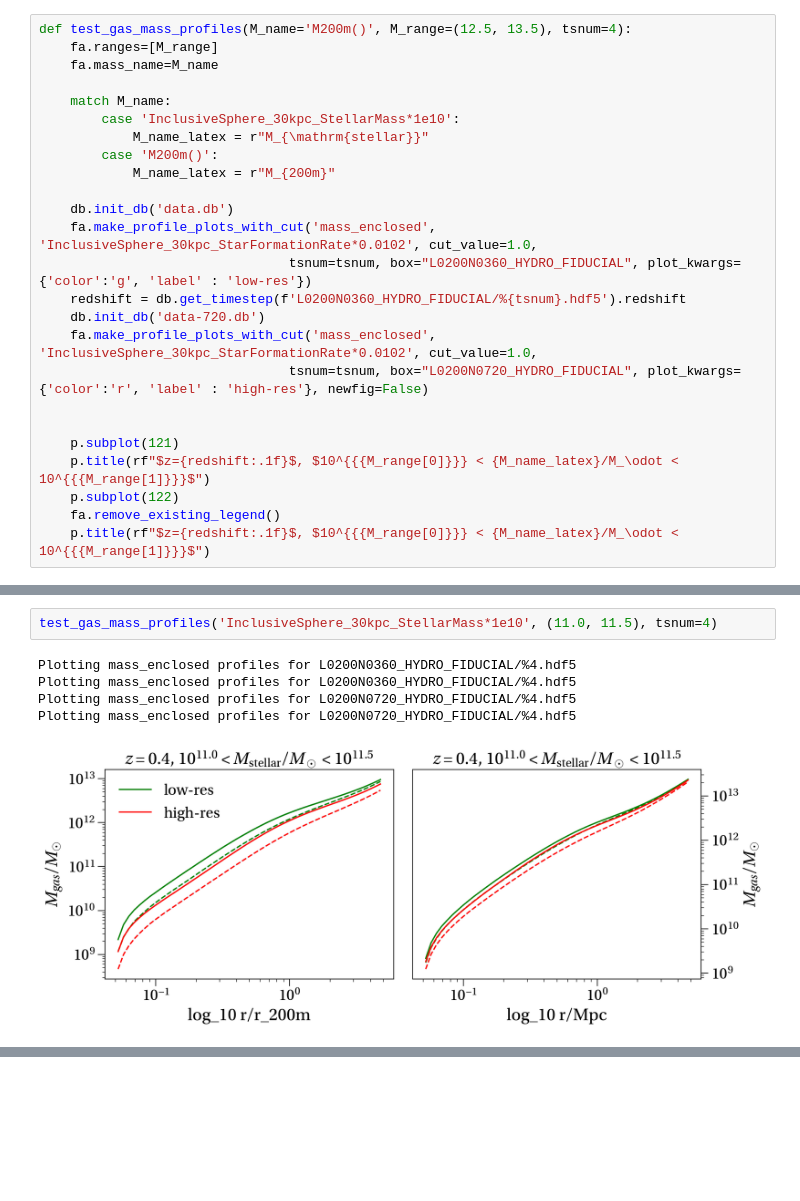
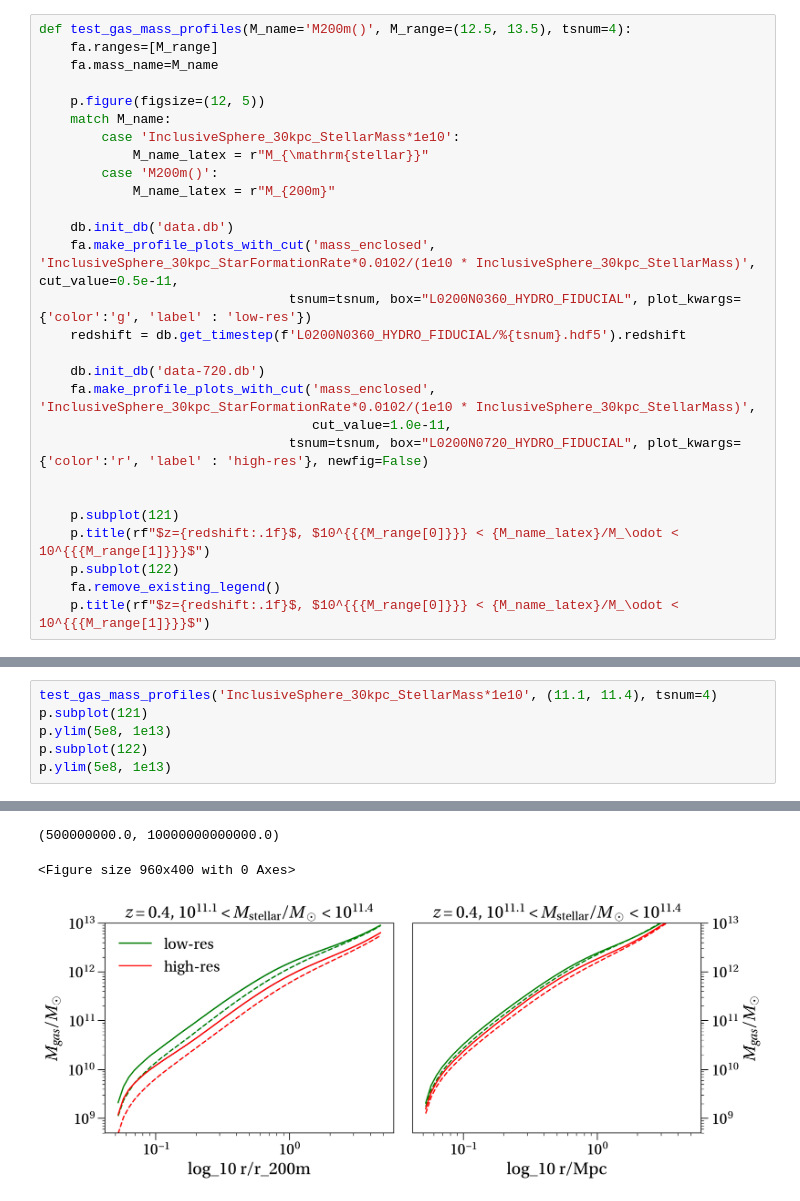
Before and after one commit to apontzen/flamingo_tangos_properties, a Jupyter notebook: resolution-tests.ipynb, the cells around one changed output, grey strips where cells are left out. Cells and saved outputs as stored; diff of their text form; blank space fills up the shorter version.

```diff
--- a/resolution-tests.ipynb
+++ b/resolution-tests.ipynb
@@ -66,6 +69,7 @@ def test_gas_mass_profiles(M_name='M200m()', M_range=(12.5, 13.5), tsnum=4):
     fa.ranges=[M_range]
     fa.mass_name=M_name
 
+    p.figure(figsize=(12, 5))
     match M_name:
         case 'InclusiveSphere_30kpc_StellarMass*1e10':
             M_name_latex = r"M_{\mathrm{stellar}}"
@@ -73,11 +77,13 @@ def test_gas_mass_profiles(M_name='M200m()', M_range=(12.5, 13.5), tsnum=4):
             M_name_latex = r"M_{200m}"
 
     db.init_db('data.db')
-    fa.make_profile_plots_with_cut('mass_enclosed', 'InclusiveSphere_30kpc_StarFormationRate*0.0102', cut_value=1.0,
+    fa.make_profile_plots_with_cut('mass_enclosed', 'InclusiveSphere_30kpc_StarFormationRate*0.0102/(1e10 * InclusiveSphere_30kpc_StellarMass)', cut_value=0.5e-11,
                                 tsnum=tsnum, box="L0200N0360_HYDRO_FIDUCIAL", plot_kwargs={'color':'g', 'label' : 'low-res'})
     redshift = db.get_timestep(f'L0200N0360_HYDRO_FIDUCIAL/%{tsnum}.hdf5').redshift
+
     db.init_db('data-720.db')
-    fa.make_profile_plots_with_cut('mass_enclosed', 'InclusiveSphere_30kpc_StarFormationRate*0.0102', cut_value=1.0,
+    fa.make_profile_plots_with_cut('mass_enclosed', 'InclusiveSphere_30kpc_StarFormationRate*0.0102/(1e10 * InclusiveSphere_30kpc_StellarMass)',
+                                   cut_value=1.0e-11,
                                 tsnum=tsnum, box="L0200N0720_HYDRO_FIDUCIAL", plot_kwargs={'color':'r', 'label' : 'high-res'}, newfig=False)
 
 
@@ -97,8 +104,7 @@ Plotting mass_enclosed profiles for L0200N0720_HYDRO_FIDUCIAL/%4.hdf5
-# %%
-test_gas_mass_profiles('InclusiveSphere_30kpc_StellarMass*1e10', (11.0, 11.5), tsnum=4)
-# %% [output]
-Plotting mass_enclosed profiles for L0200N0360_HYDRO_FIDUCIAL/%4.hdf5
-Plotting mass_enclosed profiles for L0200N0360_HYDRO_FIDUCIAL/%4.hdf5
-Plotting mass_enclosed profiles for L0200N0720_HYDRO_FIDUCIAL/%4.hdf5
-Plotting mass_enclosed profiles for L0200N0720_HYDRO_FIDUCIAL/%4.hdf5
-[figure, removed]
+# %%
+test_gas_mass_profiles('InclusiveSphere_30kpc_StellarMass*1e10', (11.1, 11.4), tsnum=4)
+p.subplot(121)
+p.ylim(5e8, 1e13)
+p.subplot(122)
+p.ylim(5e8, 1e13)
+# %% [output]
@@ -104,0 +115,3 @@ Plotting mass_enclosed profiles for L0200N0720_HYDRO_FIDUCIAL/%4.hdf5
+(500000000.0, 10000000000000.0)
+<Figure size 960x400 with 0 Axes>
+[figure, added]
```
Also changed, not shown: parts of 7 cells of this notebook, 3 other files.
